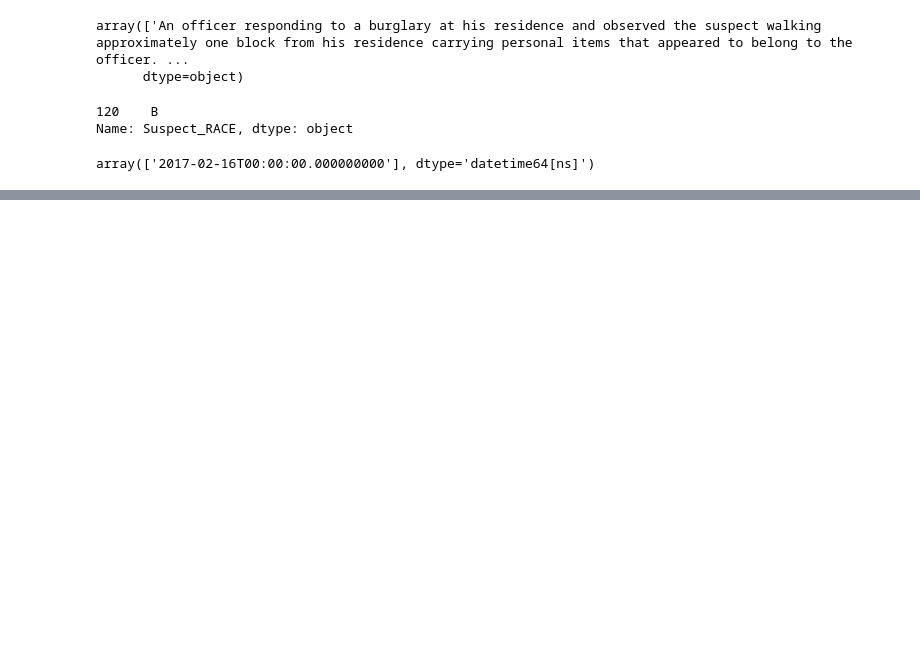
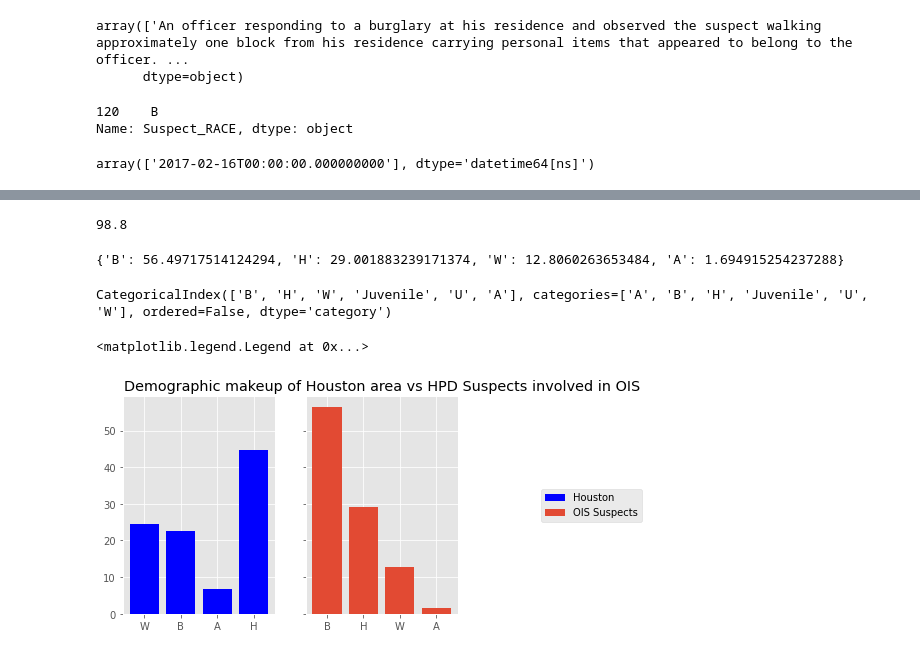
Before and after one commit to CjMullins87/DTD_Sandbox, a Jupyter notebook: Policing.ipynb, the cells around one changed output, grey strips where cells are left out. Drawn from its saved outputs; the diff is of its cells as text; code cells hidden in the pictures; blank space fills up the shorter version.

```diff
--- a/Policing.ipynb
+++ b/Policing.ipynb
@@ -610,0 +618,40 @@ plt.tight_layout()
+# %%
+#Houston demographics per Census Bureau
+Houston_demo = {'W': 24.6, 'B': 22.5, 'A': 6.9, 'H': 44.8}
+sum(Houston_demo.values())
+# %% [output]
+98.8
+# %%
+#Demographics of suspects by race, with Juveniles and Unknowns uncounted
+norm = df_s.Suspect_RACE.count() - sum(df_s.Suspect_RACE == 'U') - sum(df_s.Suspect_RACE == 'Juvenile')
+suspect_race ={}
+
+for key in df_s.Suspect_RACE.value_counts().index:
+    suspect_race[key] = 0
+    n = 0
+    for suspect in df_s.Suspect_RACE:
+        if suspect == key:
+            n += 1
+    suspect_race[key] = (n/norm)*100
+
+suspect_race.pop('U')
+suspect_race.pop('Juvenile')
+print(suspect_race)
+# %% [output]
+{'B': 56.49717514124294, 'H': 29.001883239171374, 'W': 12.8060263653484, 'A': 1.694915254237288}
+# %%
+df_s.Suspect_RACE.value_counts().index
+# %% [output]
+CategoricalIndex(['B', 'H', 'W', 'Juvenile', 'U', 'A'], categories=['A', 'B', 'H', 'Juvenile', 'U', 'W'], ordered=False, dtype='category')
+# %%
+fig, ax = plt.subplots(1, 2, sharey = True)
+
+plt.title('Demographic makeup of Houston area vs HPD Suspects involved in OIS')
+
+ax[0].bar(x = list(Houston_demo.keys()), height = Houston_demo.values(), label = 'Houston', color = 'b')
+ax[1].bar(x = list(suspect_race.keys()), height = suspect_race.values(), label = 'OIS Suspects')
+
+fig.legend(loc = 'center right')
+# %% [output]
+<matplotlib.legend.Legend at 0x...>
+[figure, added]
```
Also changed, not shown: parts of 36 cells of this notebook, 3 other files.
